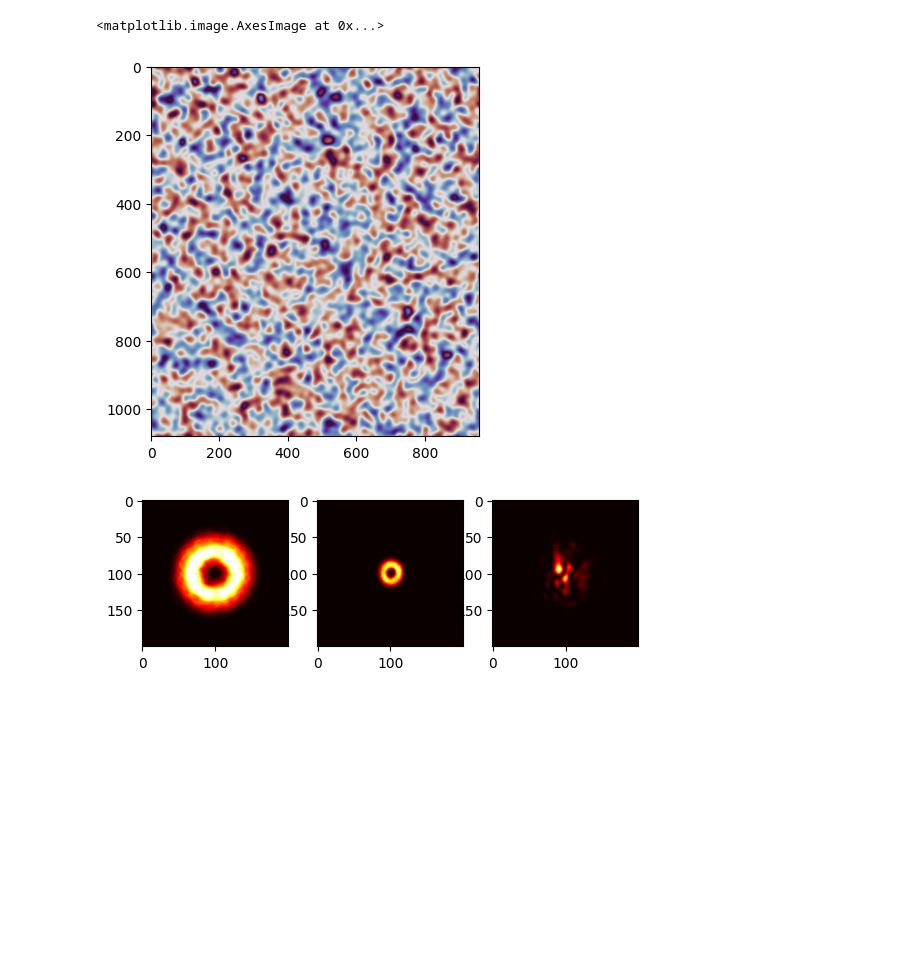
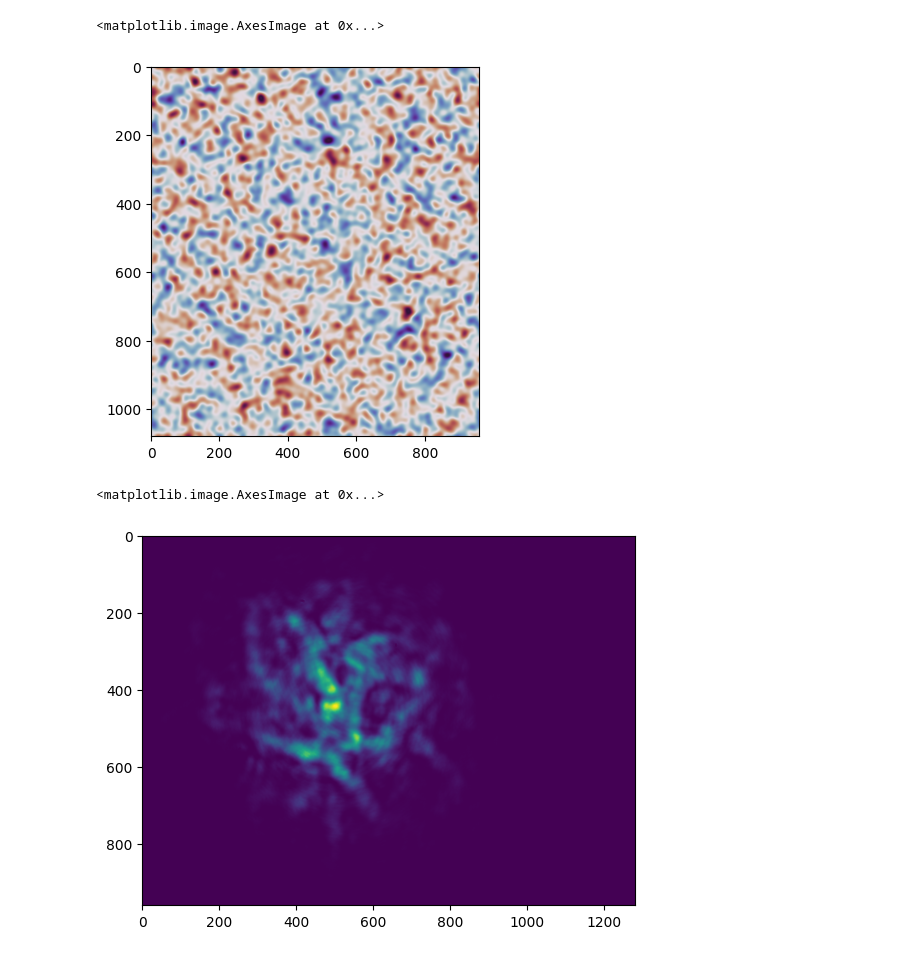
Before and after one commit to marcsgil/random_phase_measurements, a Jupyter notebook: tomography.ipynb, the cells around one changed output. Cells and saved outputs as stored; diff of their text form; code cells hidden in the pictures; blank space fills up the shorter version.

Commit message:
made first shared data

```diff
--- a/tomography.ipynb
+++ b/tomography.ipynb
@@ -18,13 +19,10 @@ def remove_background(img, bg):
     return np.where(img > bg, img - bg, 0)
 # %%
 slm = slmcontrol.SLMDisplay(host="localhost")
-_xs = np.arange(slm.width // 2) - slm.width//4
-_ys = np.arange(slm.height) - slm.height//2
+target_shape = (slm.height, slm.width // 2)
+_xs = np.arange(512) - 256
+_ys = np.arange(512) - 256
 xs, ys = np.meshgrid(_xs, _ys)
-# %%
-mode = slmcontrol.lg(xs, ys, p=0, l=1, w=50)
-holo = slmcontrol.generate_hologram(np.concatenate([np.exp(-1j * np.angle(mode)), mode], axis = 1), 192, -3, 19)
-slm.updateArray(holo)
 # %%
 camera_direct = ImagingSourceCamera()
 # %%
@@ -44,62 +42,64 @@ slm.updateArray(holo)
 bg_direct = camera_direct.capture().mean()
 bg_reciprocal = camera_reciprocal.capture().mean()
 # %%
-amplitude = 2**26
+amplitude = 2**25
 sigma = 0.5 / 2 / np.pi
 
 phase_mask = fourier_phase_screen(slm.height, slm.width // 2, amplitude=amplitude, sigma=sigma)
 phase_transformation = np.exp(1j * phase_mask)
-rotated_phase_transformation = affine_transform(phase_transformation, u_direct)
+rotated_phase_transformation = affine_transform(phase_transformation, inv(u_direct))
 
-plt.imshow(phase_mask, cmap="twilight")
+plt.imshow(np.angle(phase_transformation), cmap="twilight")
 # %% [output]
 <matplotlib.image.AxesImage at 0x...>
-[figure, old version]
+[figure, new version]
 # %%
-mode = slmcontrol.lg(xs, ys, p=0, l=2, w=30)
+with h5py.File("../turbulence_compensation/data/output.h5") as file:
+    data = file["fields"][:]
+    u0 = np.sqrt(data[:, 0]) * np.exp(1j * data[:, 1])
 
-rotated_phase_transformation = np.flip(phase_transformation) # affine_transform(phase_transformation, np.flip(inv(u_direct), axis=1))
+mode = u0[0]
+slm_mode = resize_and_center(mode, target_shape, 1)
+
+# mode = slmcontrol.lg(xs, ys, p=1, l=0, w=30)
+# slm_mode = resize_and_center(mode, target_shape, 1)
 
 two_pi_modulation = 192
 
-holo_mode = slmcontrol.generate_hologram(mode, two_pi_modulation, -3, 19)
-holo_fourier = slmcontrol.generate_hologram(np.ones_like(mode), two_pi_modulation, -3, 19)
-holo_phase_fourier = slmcontrol.generate_hologram(rotated_phase_transformation, two_pi_modulation, -3, 19)
+holo_mode = slmcontrol.generate_hologram(slm_mode, two_pi_modulation, -3, 19)
+holo_fourier = slmcontrol.generate_hologram(np.ones_like(slm_mode), two_pi_modulation, -3, 19)
+holo_phase_fourier = slmcontrol.generate_hologram(np.flip(phase_transformation), two_pi_modulation, -3, 19)
 
 holo1 = np.concatenate([holo_fourier, holo_mode], axis=1)
 holo2 = np.concatenate([holo_phase_fourier, holo_mode], axis=1)
 
 slm.updateArray(holo2)
 
 camera_direct.set_exposure(100)
-camera_reciprocal.set_exposure(100)
+camera_reciprocal.set_exposure(50)
 
 
 slm.updateArray(holo1)
 image_direct = np.flip(camera_direct.capture(), axis=0)
 image_fourier = np.flip(camera_reciprocal.capture(), axis=0)
 slm.updateArray(holo2)
 image_phase_fourier = np.flip(camera_reciprocal.capture(), axis=0)
 
 bg_direct = 2
 bg_reciprocal = 5
 
 image_direct = remove_background(image_direct, bg_direct)
 image_fourier = remove_background(image_fourier, bg_reciprocal)
 image_phase_fourier = remove_background(image_phase_fourier, bg_reciprocal)
 
-fig, axs = plt.subplots(1, 3, )
-
 
 corrected_image_direct = affine_transform(image_direct, A_direct, t_direct, mode.shape)
 corrected_image_fourier = affine_transform(image_fourier, A_reciprocal, t_reciprocal, mode.shape)
 corrected_image_phase_fourier = affine_transform(image_phase_fourier, A_reciprocal, t_reciprocal, mode.shape)
 
-axs[0].imshow(crop_center(corrected_image_direct, 200), cmap="hot")
-axs[1].imshow(crop_center(corrected_image_fourier, 200), cmap="hot")
-axs[2].imshow(crop_center(corrected_image_phase_fourier, 200), cmap="hot")
-
-plt.show()
+# plt.imshow(np.abs(slm_mode)**2)
+plt.imshow(image_direct)
 # %% [output]
+<matplotlib.image.AxesImage at 0x...>
-[figure, old version]
+[figure, new version]
 # %%
```
Also changed, not shown: parts of 4 cells of this notebook, 3 other files.
